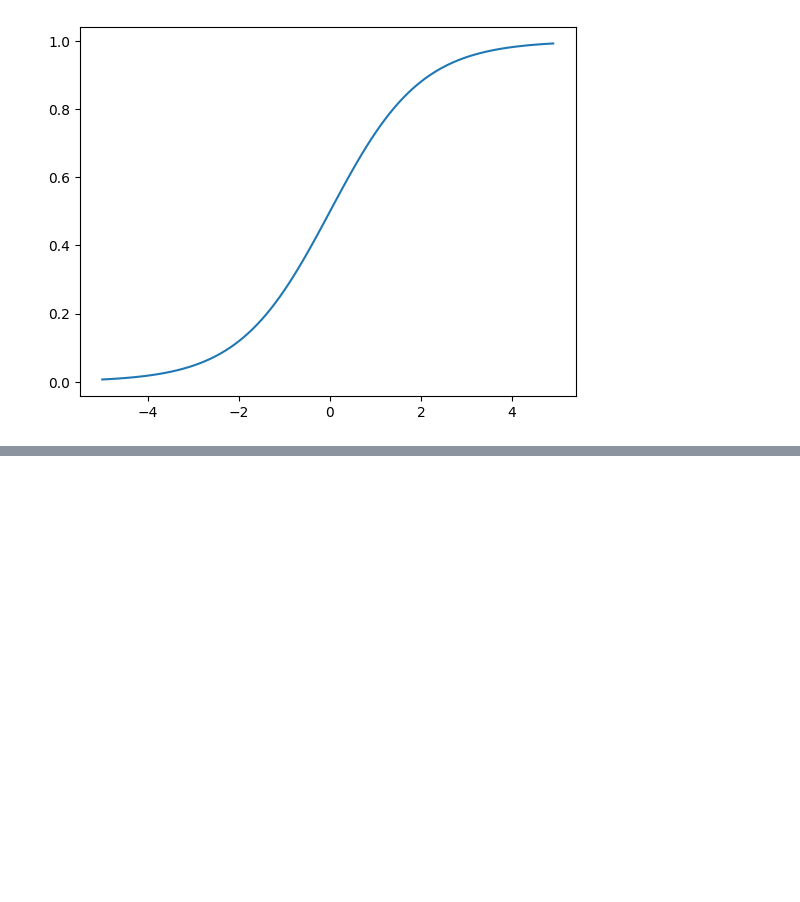
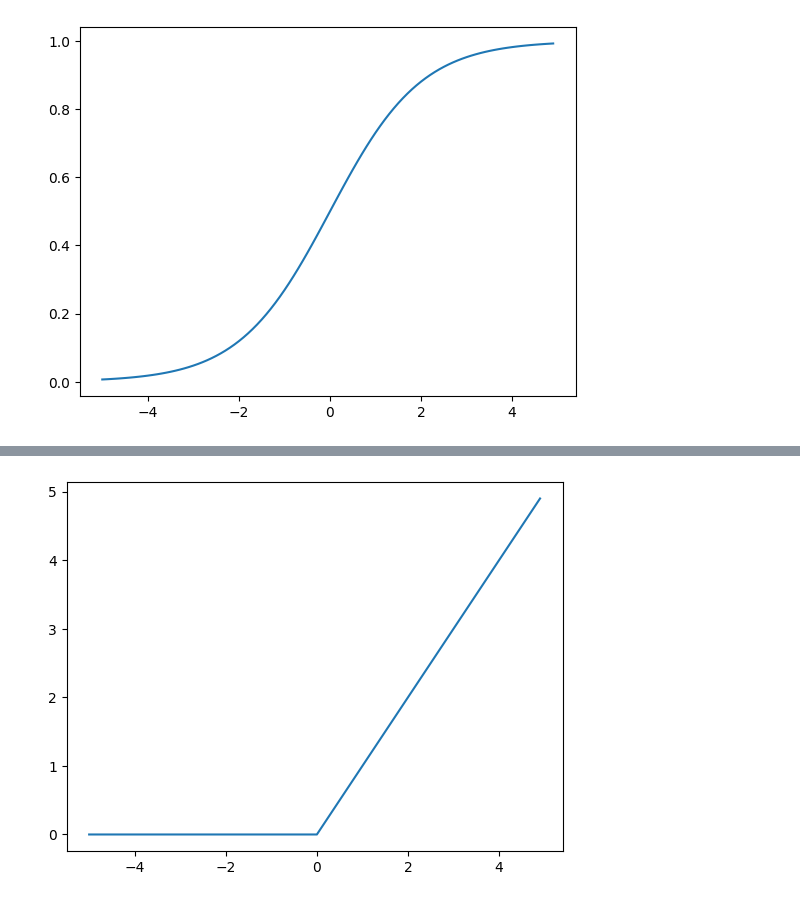
Before and after one commit to wilsonwid/pytorch-stuff, a Jupyter notebook: nlp-with-pytorch/03-neural-network-foundations.ipynb, the cells around one changed output, grey strips where cells are left out. Saved outputs shown, nothing was run; the diff lists cells and outputs as text; code cells hidden in the pictures; blank space fills up the shorter version.

```diff
--- a/nlp-with-pytorch/03-neural-network-foundations.ipynb
+++ b/nlp-with-pytorch/03-neural-network-foundations.ipynb
@@ -19,0 +27,6 @@ plt.show();
+# %%
+y = torch.relu(x)
+plt.plot(x, y)
+plt.show()
+# %% [output]
+[figure, added]
```
Also changed, not shown: parts of 6 cells of this notebook.
